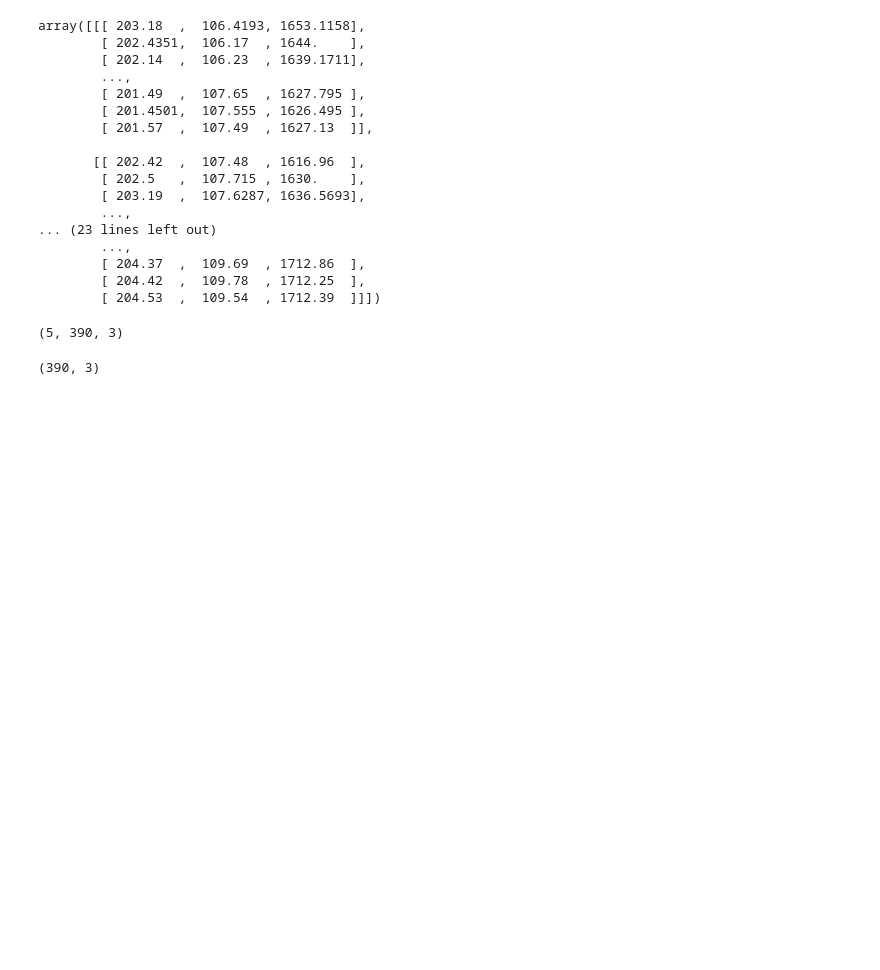
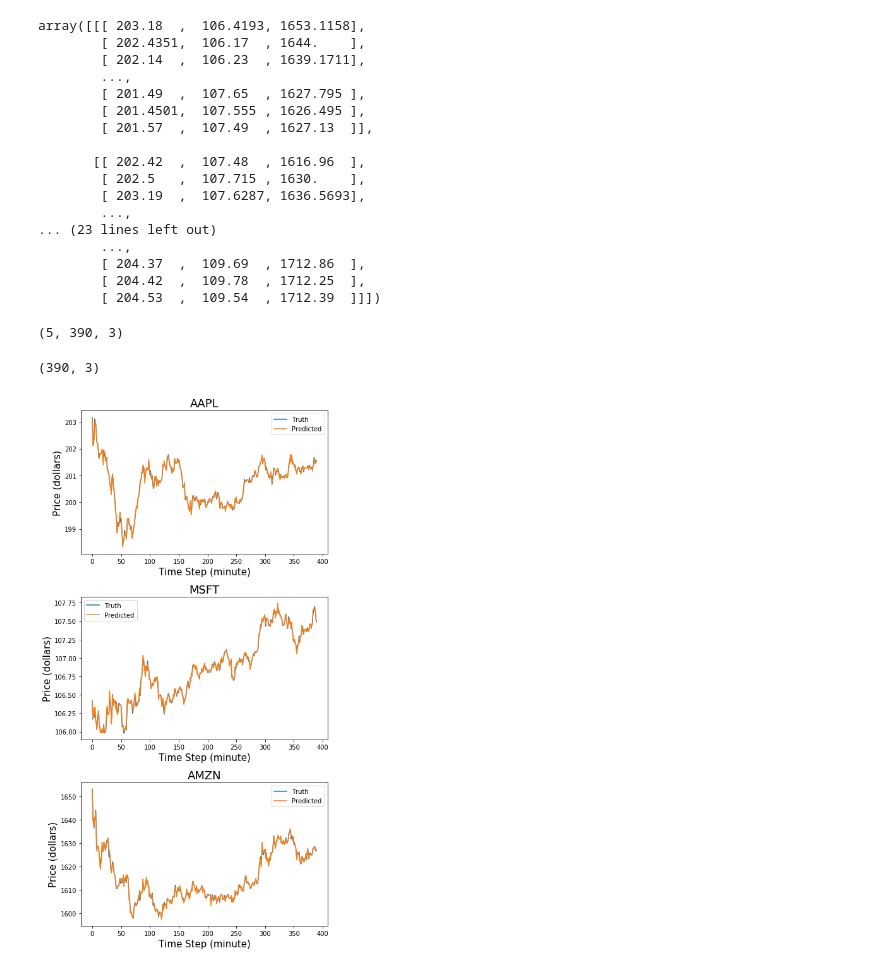
Before and after one commit to SiyangJ/DeepStock, a Jupyter notebook: FinalProject/DataInspect.ipynb, the cells around one changed output. Saved outputs shown, nothing was run; the diff lists cells and outputs as text; code cells hidden in the pictures; blank space fills up the shorter version.

```diff
--- a/FinalProject/DataInspect.ipynb
+++ b/FinalProject/DataInspect.ipynb
@@ -268,3 +268,18 @@ to_show_res_0 = to_show_res[0,:,:]
 to_show_res_0.shape
 # %% [output]
 (390, 3)
+# %%
+f,axes = plt.subplots(3,1,figsize=(7,15))
+#f.suptitle('Truth and Prediction',fontsize=30)
+for i in range(3):
+    axes[i].plot(to_show[0,:,i])
+    axes[i].plot(to_show_res_0[:,i])
+    axes[i].set_title(STOCK_NAMES[i],fontsize=18)
+    axes[i].set_xlabel('Time Step (minute)',fontsize=15)
+    axes[i].set_ylabel('Price (dollars)',fontsize=15)
+    axes[i].legend(['Truth','Predicted'])
+
+plt.subplots_adjust(hspace=.3)
+#plt.suptitle('Price vs. Time')
+# %% [output]
+[figure, added]
```
Also changed, not shown: parts of 21 cells of this notebook, 3 other files.
